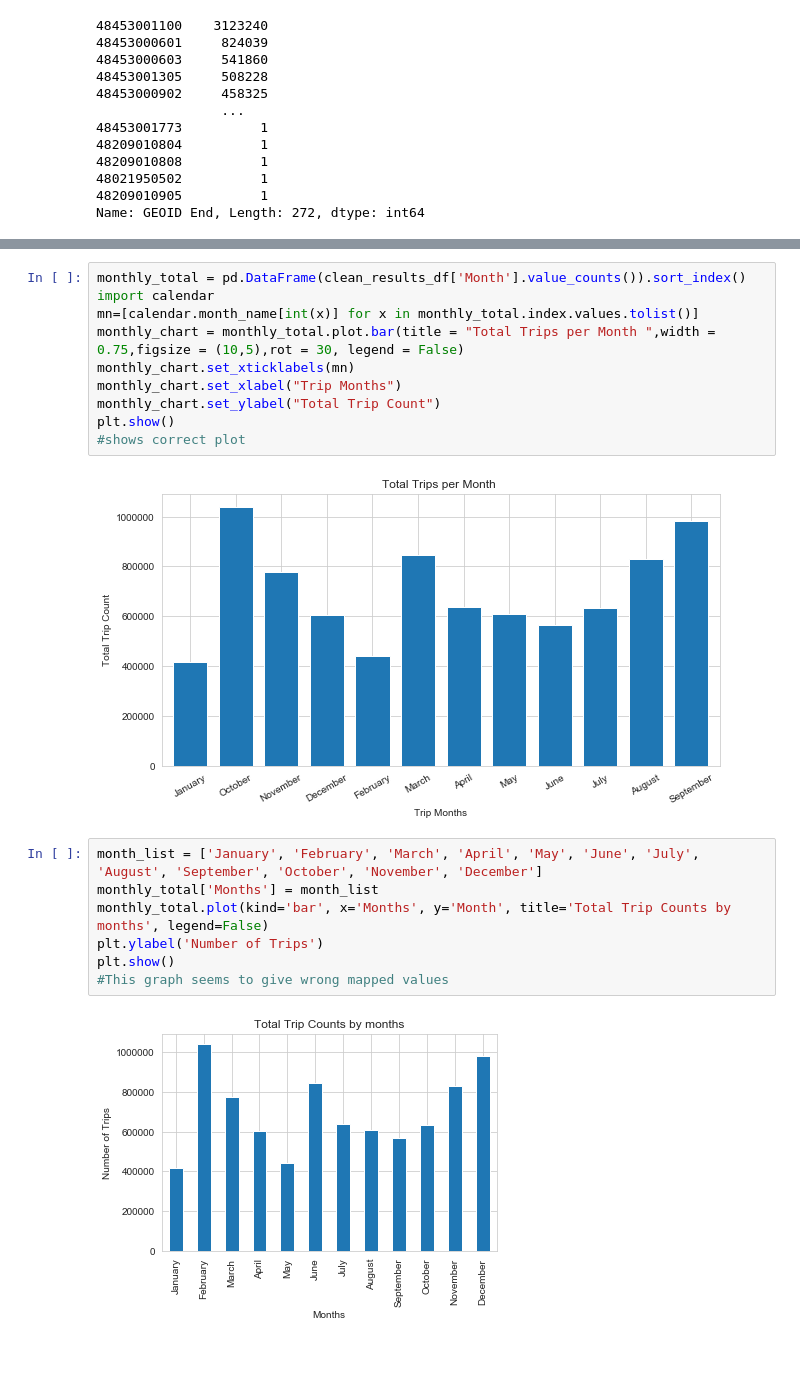
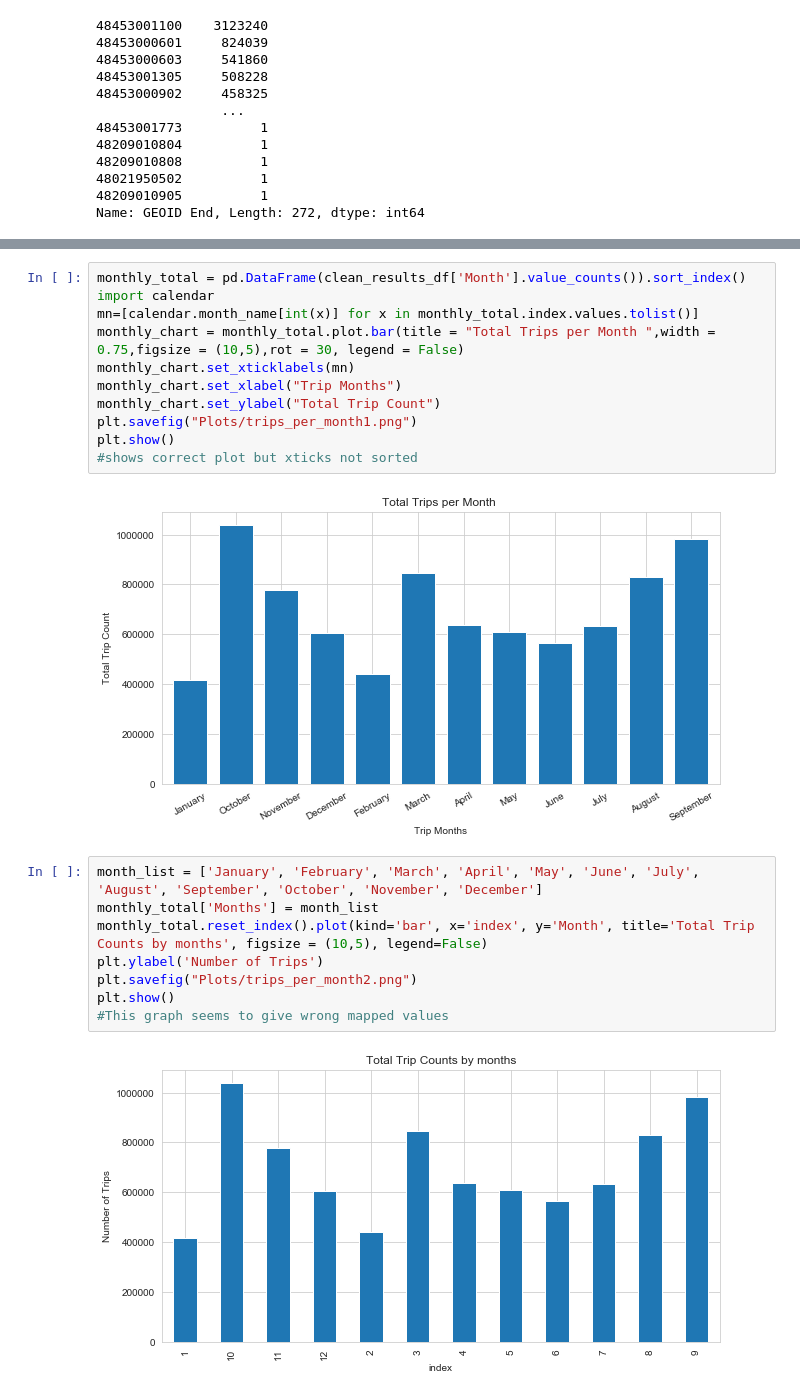
Before and after one commit to sheetalbongale/Scooters-In-Austin-Data-Analysis, a Jupyter notebook: Sheetal/Shared_Mobility_Sheetal.ipynb, the cells around one changed output, grey strips where cells are left out. Drawn from its saved outputs; the diff is of its cells as text; blank space fills up the shorter version.

Commit message:
Plot correct valued graphs but not sorting on xticks

```diff
--- a/Sheetal/Shared_Mobility_Sheetal.ipynb
+++ b/Sheetal/Shared_Mobility_Sheetal.ipynb
@@ -289,18 +297,20 @@ monthly_chart = monthly_total.plot.bar(title = "Total Trips per Month ",width =
 monthly_chart.set_xticklabels(mn)
 monthly_chart.set_xlabel("Trip Months")
 monthly_chart.set_ylabel("Total Trip Count")
+plt.savefig("Plots/trips_per_month1.png")
 plt.show()
-#shows correct plot
+#shows correct plot but xticks not sorted
 # %% [output]
 [figure]
 # %%
 month_list = ['January', 'February', 'March', 'April', 'May', 'June', 'July', 'August', 'September', 'October', 'November', 'December']
 monthly_total['Months'] = month_list
-monthly_total.plot(kind='bar', x='Months', y='Month', title='Total Trip Counts by months', legend=False)
+monthly_total.reset_index().plot(kind='bar', x='index', y='Month', title='Total Trip Counts by months', figsize = (10,5), legend=False)
 plt.ylabel('Number of Trips')
+plt.savefig("Plots/trips_per_month2.png")
 plt.show()
 #This graph seems to give wrong mapped values
 # %% [output]
-[figure, old version]
+[figure, new version]
 # %%
 # Count how many trips started in each census GEOID tract
```
Also changed, not shown: parts of 6 cells of this notebook, 4 other files.
